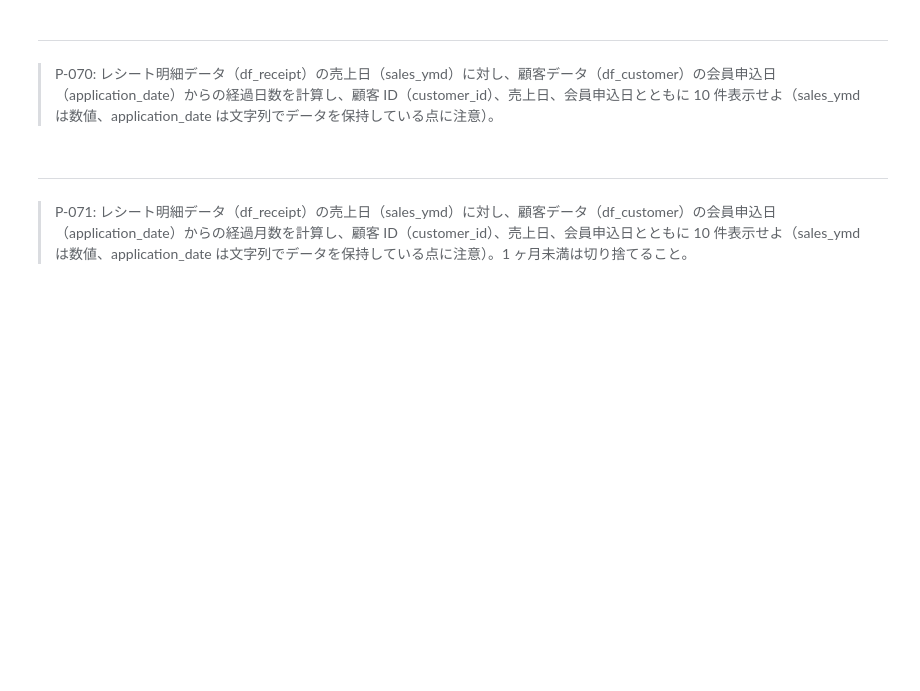
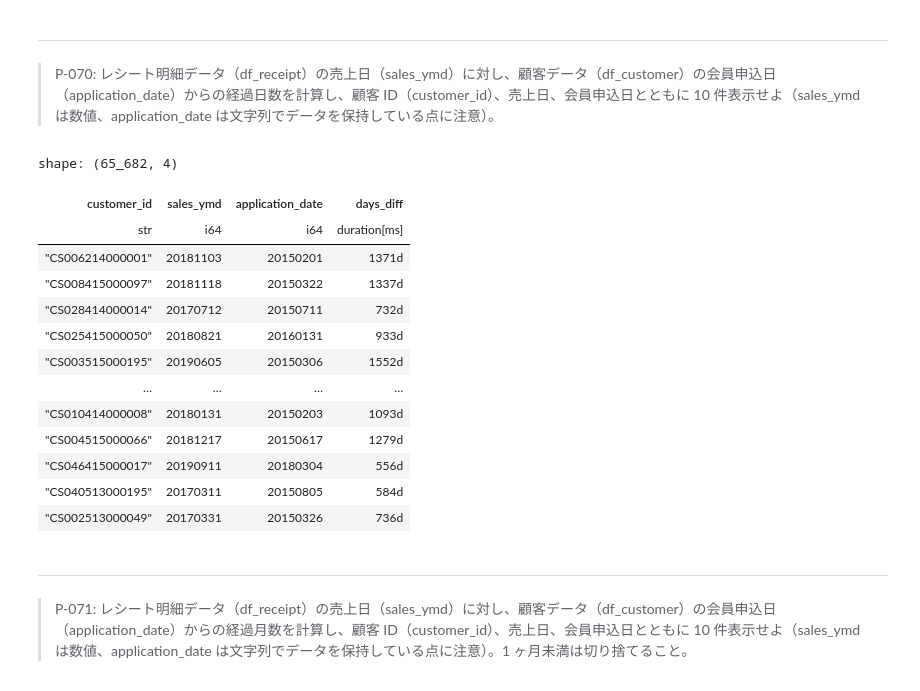
Before and after one commit to NMZ0429/ds_100knocks, a Jupyter notebook: content/100knocks-preprocess/docker/work/preprocess_knock_Python.ipynb, the cells around one changed output. Cells and saved outputs as stored; diff of their text form; code cells hidden in the pictures; blank space fills up the shorter version.

```diff
--- a/content/100knocks-preprocess/docker/work/preprocess_knock_Python.ipynb
+++ b/content/100knocks-preprocess/docker/work/preprocess_knock_Python.ipynb
@@ -1544,6 +1655,33 @@ shape: (10, 7)
 ---
 
 > P-070: レシート明細データ（df_receipt）の売上日（sales_ymd）に対し、顧客データ（df_customer）の会員申込日（application_date）からの経過日数を計算し、顧客 ID（customer_id）、売上日、会員申込日とともに 10 件表示せよ（sales_ymd は数値、application_date は文字列でデータを保持している点に注意）。
+# %%
+df_receipt.join(df_customer, on="customer_id", how="inner").with_columns(
+    (
+        pl.col("sales_ymd").cast(pl.String).str.strptime(pl.Date, "%Y%m%d")
+        - pl.col("application_date").cast(pl.String).str.strptime(pl.Date, "%Y%m%d")
+    ).alias("days_diff")
+).select(
+    pl.col("customer_id"),
+    pl.col("sales_ymd"),
+    pl.col("application_date"),
+    pl.col("days_diff"),
+)
+# %% [output]
+shape: (65_682, 4)
+| customer_id | sales_ymd | application_date | days_diff |
+| str | i64 | i64 | duration[ms] |
+| "CS006214000001" | 20181103 | 20150201 | 1371d |
+| "CS008415000097" | 20181118 | 20150322 | 1337d |
+| "CS028414000014" | 20170712 | 20150711 | 732d |
+| "CS025415000050" | 20180821 | 20160131 | 933d |
+| "CS003515000195" | 20190605 | 20150306 | 1552d |
+| … | … | … | … |
+| "CS010414000008" | 20180131 | 20150203 | 1093d |
+| "CS004515000066" | 20181217 | 20150617 | 1279d |
+| "CS046415000017" | 20190911 | 20180304 | 556d |
+| "CS040513000195" | 20170311 | 20150805 | 584d |
+| "CS002513000049" | 20170331 | 20150326 | 736d |
 # %% [markdown]
 ---
 
```
Also changed, not shown: parts of 7 cells of this notebook.
